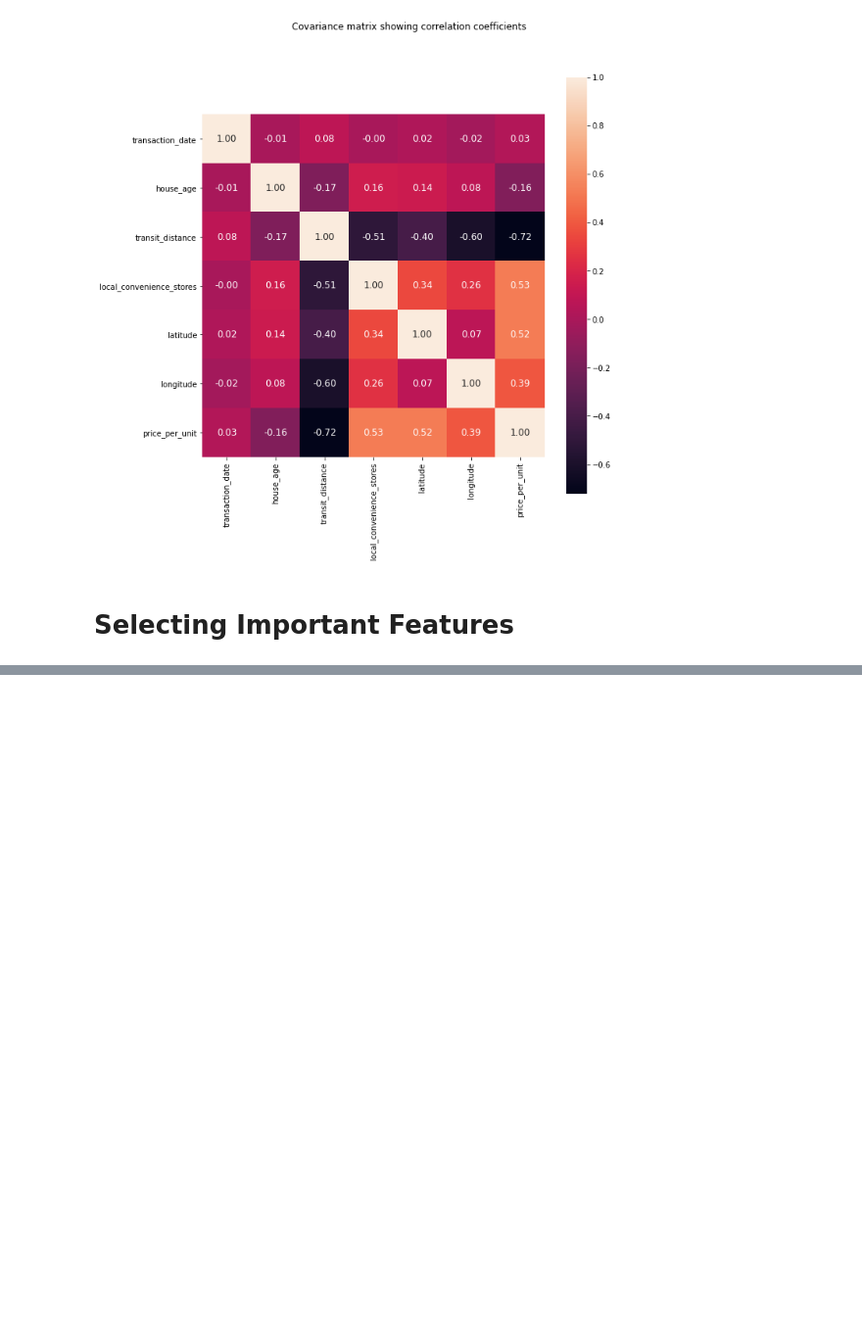
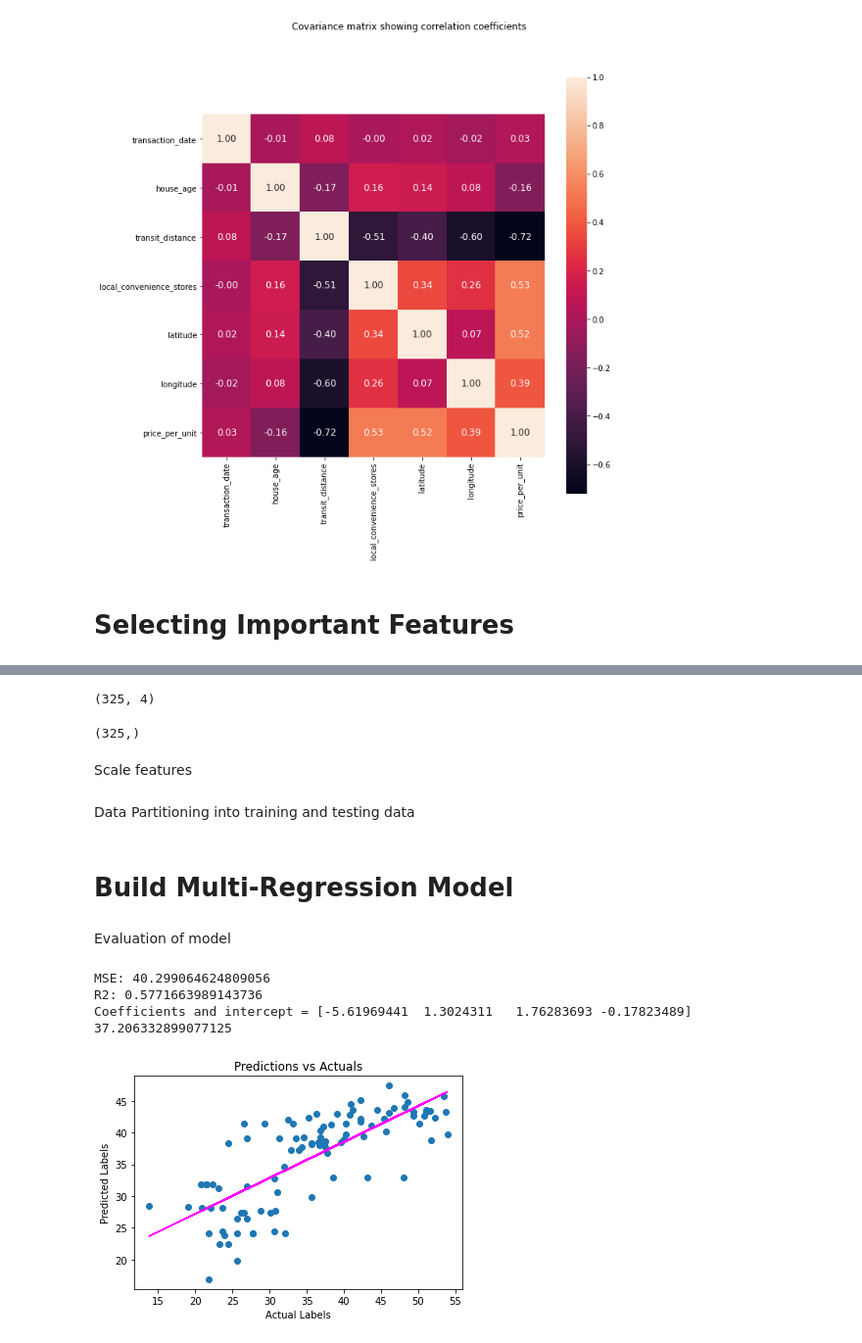
Before and after one commit to walecole/RealEstateRegression, a Jupyter notebook: RealEstate.ipynb, the cells around one changed output, grey strips where cells are left out. Shown: that part at 98% size. Drawn from its saved outputs; the diff is of its cells as text; code cells hidden in the pictures; blank space fills up the shorter version.

Commit message:
Prediction

```diff
--- a/RealEstate.ipynb
+++ b/RealEstate.ipynb
@@ -180,0 +195,54 @@ ax = sns.heatmap(data.corr(),cbar=True,
+# %%
+X = data[cols_selected].iloc[:,0:4].values    # features matrix
+y = data[cols_selected]['price_per_unit'].values        # target variable
+# %%
+print(X.shape)
+# %% [output]
+(325, 4)
+# %%
+print(y.shape)
+# %% [output]
+(325,)
+# %% [markdown]
+Scale features
+# %%
+from sklearn.preprocessing import StandardScaler
+stdsc = StandardScaler()
+X = stdsc.fit_transform(X)
+# %% [markdown]
+Data Partitioning into training and testing data
+# %%
+X_train, X_test, y_train, y_test = train_test_split(X, y, test_size=0.30, random_state=0)
+# %% [markdown]
+# Build Multi-Regression Model
+# %%
+lr = LinearRegression()
+lr.fit(X_train,y_train)
+
+prediction = lr.predict(X_test)
+# %% [markdown]
+Evaluation of model
+# %%
+from sklearn.metrics import mean_squared_error, r2_score, make_scorer
+
+#Display metrics
+mse = mean_squared_error(y_test, prediction)
+print("MSE:", mse)
+r2 = r2_score(y_test, prediction)
+print("R2:", r2)
+print("Coefficients and intercept =",lr.coef_, lr.intercept_)
+
+# Plot predicted vs actual
+plt.scatter(y_test, prediction)
+plt.xlabel('Actual Labels')
+plt.ylabel('Predicted Labels')
+plt.title('Predictions vs Actuals')
+z = np.polyfit(y_test, prediction, 1)
+p = np.poly1d(z)
+plt.plot(y_test,p(y_test), color='magenta')
+plt.show()
+# %% [output]
+MSE: 40.299064624809056
+R2: 0.5771663989143736
+Coefficients and intercept = [-5.61969441  1.3024311   1.76283693 -0.17823489] 37.206332899077125
+[figure, added]
```
Also changed, not shown: parts of 20 cells of this notebook.
